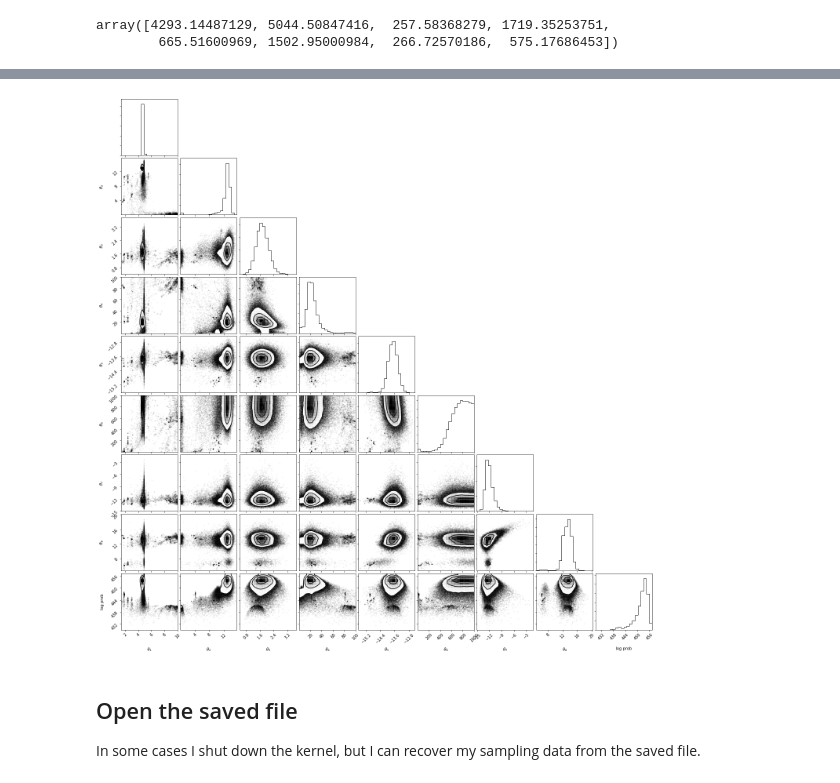
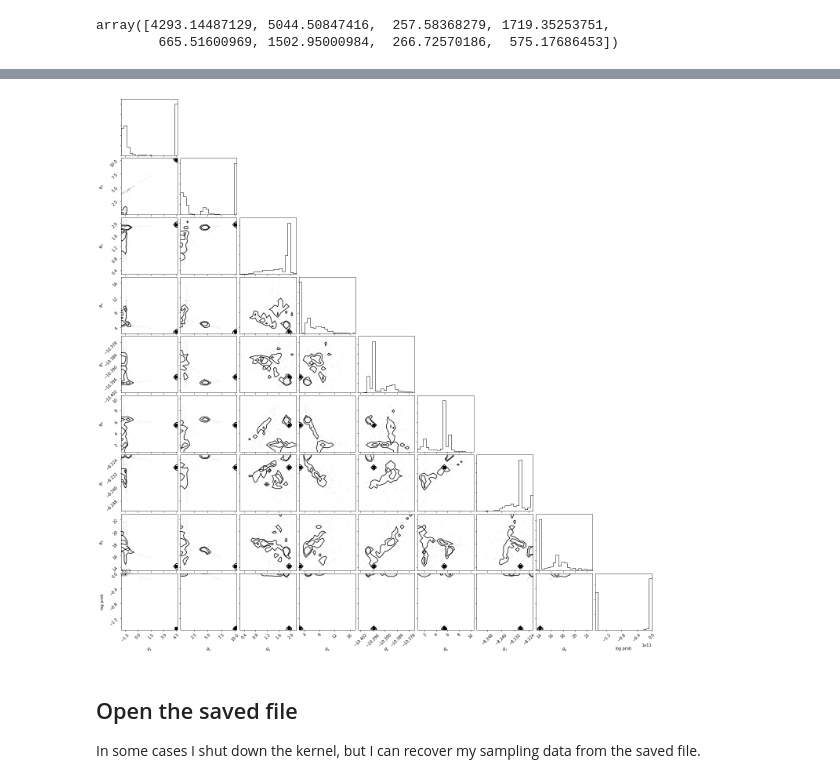
Before and after one commit to JinbiaoJi/100Earths-GP, a Jupyter notebook: MCMC/Kapteyn_GP_joint_MCMC_convergence_diagnostics.ipynb, the cells around one changed output, grey strips where cells are left out. Cells and saved outputs as stored; diff of their text form; code cells hidden in the pictures.

```diff
--- a/MCMC/Kapteyn_GP_joint_MCMC_convergence_diagnostics.ipynb
+++ b/MCMC/Kapteyn_GP_joint_MCMC_convergence_diagnostics.ipynb
@@ -99,7 +99,7 @@ constant_guess_ha = 4.0e-5
 gamma_guess_RV = 3. # Amplitudes of periodic part of kernels
 gamma_guess_ha = 12.
 metric_guess = 50000. # Decorrelation timescale SQUARED (days)
-period_guess = 110. # Best-fit period from GP model of RV alone
+period_guess = 121. # Best-fit period from GP model of RV alone
 # Long-term squared exponential kernel for signal drift in Halpha
 lt_constant_ha = 0.0003
 lt_metric_ha = 1500000.
@@ -130,10 +130,10 @@ def whitenoise_ha(time):
     return np.log(allhaerr**2)
 
 # Initialize the Gaussian processes
-gp_RV = GP(krot_RV, fit_kernel=True, mean=np.mean(allRV), \
-        white_noise=modeling.CallableModel(whitenoise_RV, gradient=None))
-gp_ha = GP(kha, fit_kernel=True, mean=np.mean(allha), \
-        white_noise=modeling.CallableModel(whitenoise_ha, gradient=None))
+gp_RV = GP(krot_RV, fit_kernel=True, mean=np.mean(allRV))
+        #white_noise=modeling.CallableModel(whitenoise_RV, gradient=None))
+gp_ha = GP(kha, fit_kernel=True, mean=np.mean(allha))
+        #white_noise=modeling.CallableModel(whitenoise_ha, gradient=None))
 
 # Function that takes concatenated vector containing BOTH sets of GP
 # parameters and separates it into two, one for each GP
@@ -328,10 +328,10 @@ p0[:,6] = pstart[6] + 3.0e-7 * np.random.randn(nwalkers)
 
 print("Running burn-in")
 nburn = 200
-p0, _, _ = sampler.run_mcmc(p0, nburn)
+p0, _, _ = sampler.run_mcmc(p0, nburn,, progress=True)
 
 nproduce = 1200
-p1, _, _ =sampler.run_mcmc(p0, nproduce)
+p1, _, _ =sampler.run_mcmc(p0, nproduce, progress=True)
 print("Mean acceptance fraction: {0:.3f}".format(np.mean(sampler.acceptance_fraction)))
 # %% [output]
 Computed the Gaussian processes
@@ -585,9 +584,11 @@ tau
 array([4293.14487129, 5044.50847416,  257.58368279, 1719.35253751,
         665.51600969, 1502.95000984,  266.72570186,  575.17686453])
 # %%
-tau = sampler.get_autocorr_time()
-burnin = int(2*np.max(tau))
-thin = int(0.5*np.min(tau))
+#tau = sampler.get_autocorr_time()
+#burnin = int(2*np.max(tau))
+#thin = int(0.5*np.min(tau))
+burnin = 200
+thin = 100
 samples = sampler.get_chain(discard=burnin, flat=True, thin=thin)
 log_prob_samples = sampler.get_log_prob(discard=burnin, flat=True, thin=thin)
 log_prior_samples = sampler.get_blobs(discard=burnin, flat=True, thin=thin)
@@ -615,4 +631,4 @@ WARNING:root:Too few points to create valid contours
-[figure, old version]
+[figure, new version]
 # %% [markdown]
 ## Open the saved file
 In some cases I shut down the kernel, but I can recover my sampling data from the saved file.
```
Also changed, not shown: parts of 7 cells of this notebook, 4 other files.
